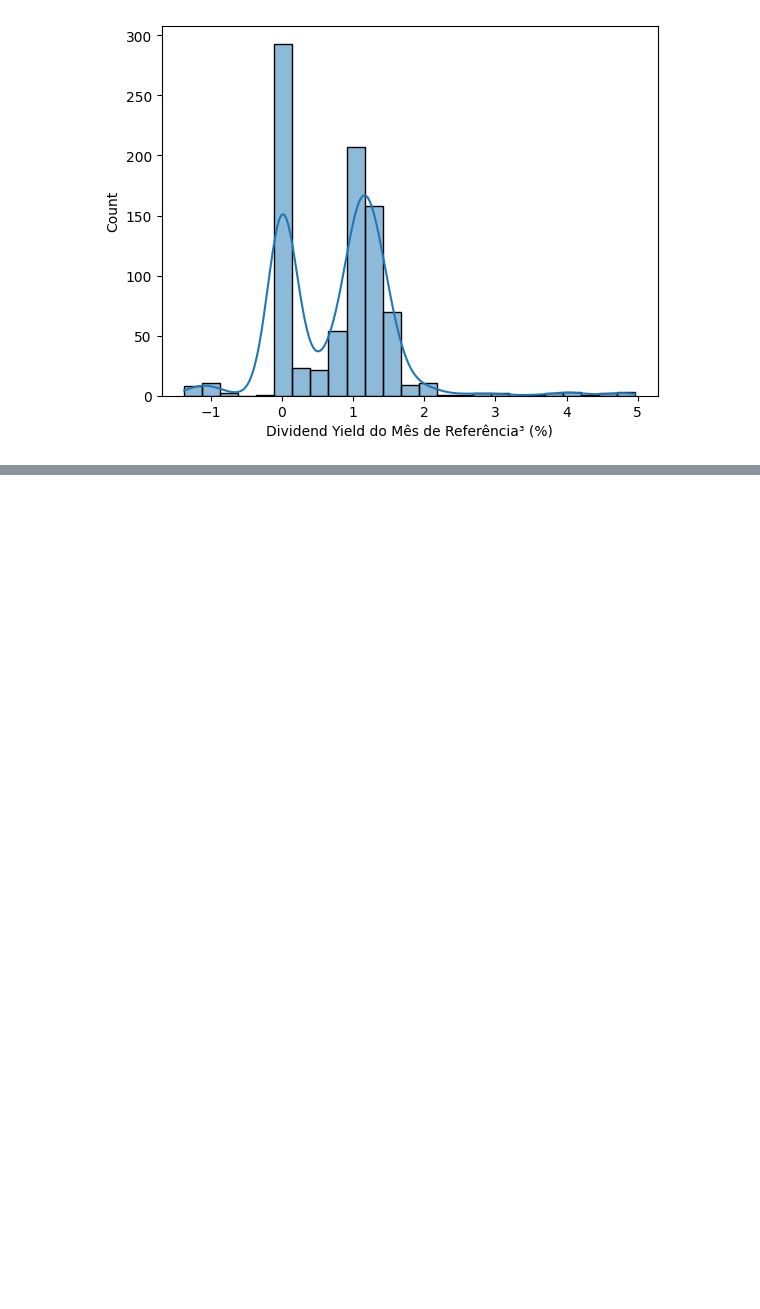
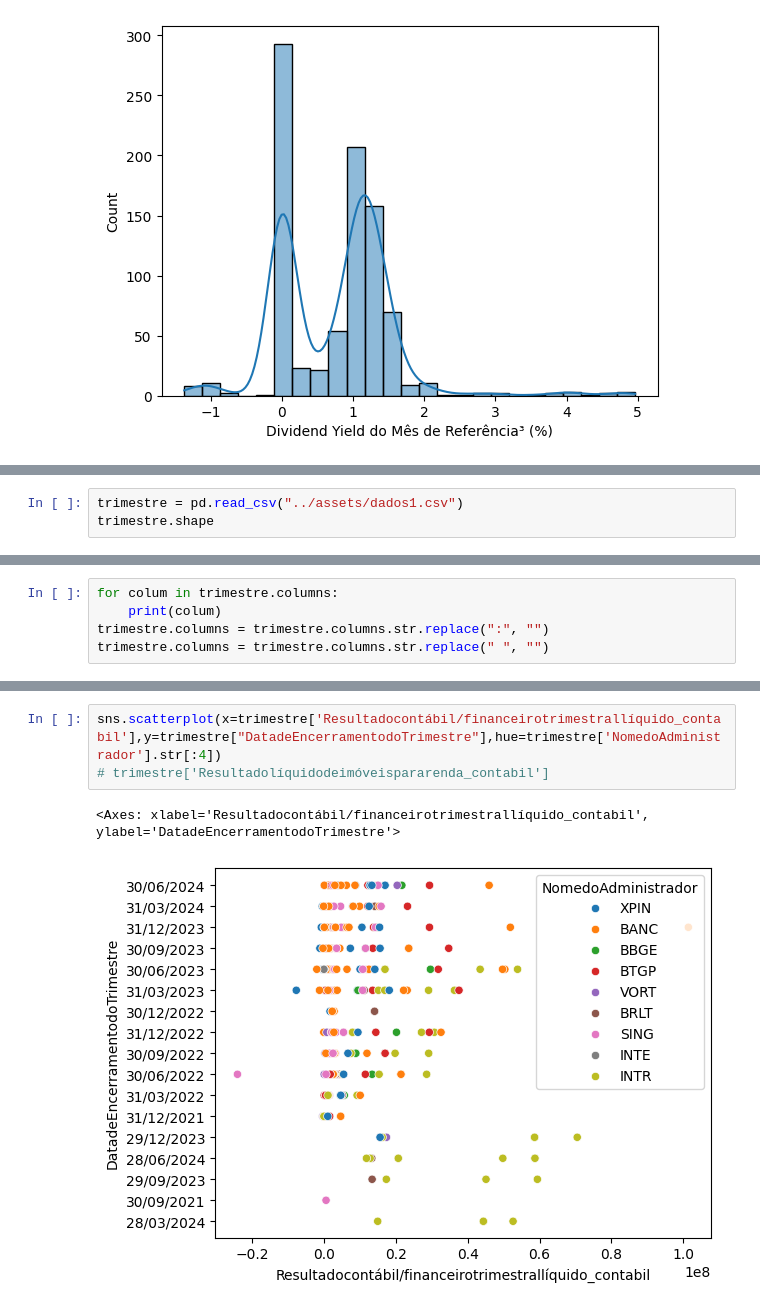
Before and after one commit to ErikMaia/tcc, a Jupyter notebook: src/selection_of_atribute.ipynb, the cells around one changed output, grey strips where cells are left out. Cells and saved outputs as stored; diff of their text form; blank space fills up the shorter version.

```diff
--- a/src/selection_of_atribute.ipynb
+++ b/src/selection_of_atribute.ipynb
@@ -139,0 +174,3 @@ df.loc[df['Dividend Yield do Mês de Referência³ (%)'] <= -5 ]
+# %%
+trimestre = pd.read_csv("../assets/dados1.csv")
+trimestre.shape
@@ -139,0 +189,5 @@ df.loc[df['Dividend Yield do Mês de Referência³ (%)'] <= -5 ]
+# %%
+for colum in trimestre.columns:
+    print(colum)
+trimestre.columns = trimestre.columns.str.replace(":", "")
+trimestre.columns = trimestre.columns.str.replace(" ", "")
@@ -139,0 +253,6 @@ df.loc[df['Dividend Yield do Mês de Referência³ (%)'] <= -5 ]
+# %%
+sns.scatterplot(x=trimestre['Resultadocontábil/financeirotrimestrallíquido_contabil'],y=trimestre["DatadeEncerramentodoTrimestre"],hue=trimestre['NomedoAdministrador'].str[:4])
+# trimestre['Resultadolíquidodeimóveispararenda_contabil']
+# %% [output]
+<Axes: xlabel='Resultadocontábil/financeirotrimestrallíquido_contabil', ylabel='DatadeEncerramentodoTrimestre'>
+[figure, added]
```
Also changed, not shown: parts of 13 cells of this notebook, 1 other file.
